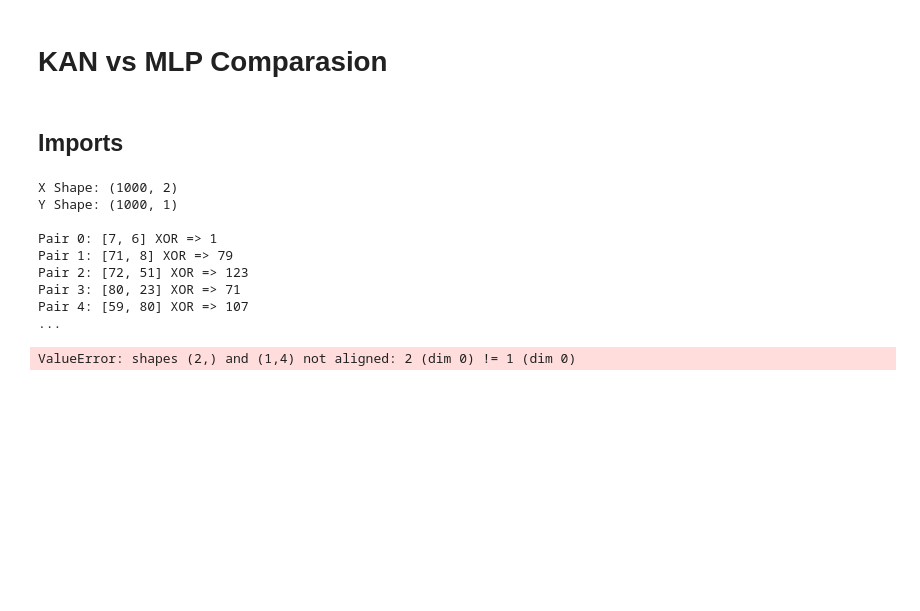
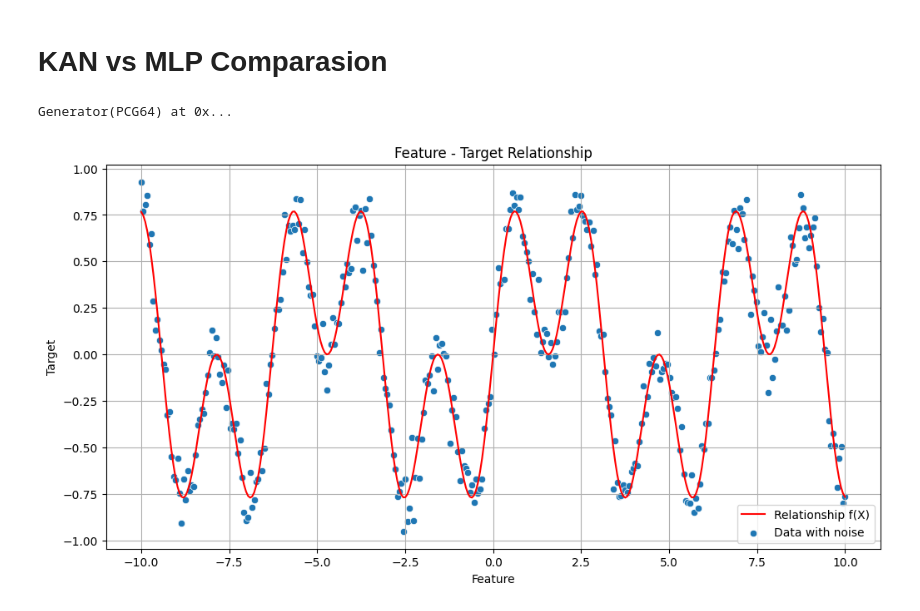
Before and after one commit to JGolaszewski/KAN-vs-MLP, a Jupyter notebook: kan-mlp-comparasion.ipynb, the cells around one changed output. Cells and saved outputs as stored; diff of their text form; code cells hidden in the pictures; blank space fills up the shorter version.

```diff
--- a/kan-mlp-comparasion.ipynb
+++ b/kan-mlp-comparasion.ipynb
@@ -1,4 +1,2 @@
 # %% [markdown]
 # KAN vs MLP Comparasion
-# %% [markdown]
-## Imports
@@ -12,48 +3,28 @@ import pandas as pd
-# %%
-np.random.seed(47)
-
-n = 1000
-
-data_x = np.random.randint(0, 100, size=(n, 2)).astype(np.uint8)
-data_y = data_x[:, 0] ^ data_x[:, 1]
-
-data_y = data_y[..., np.newaxis]
-
-print(f"X Shape: {data_x.shape}\nY Shape: {data_y.shape}\n")
-
-for i in range(5):
-    print(f"Pair {i}: [{data_x[i,0]}, {data_x[i,1]}] XOR => {data_y[i,0]}")
-print("...")
-# %% [output]
-X Shape: (1000, 2)
-Y Shape: (1000, 1)
-
-Pair 0: [7, 6] XOR => 1
-Pair 1: [71, 8] XOR => 79
-Pair 2: [72, 51] XOR => 123
-Pair 3: [80, 23] XOR => 71
-Pair 4: [59, 80] XOR => 107
-...
-# %%
-train_prc = 0.8
-
-mlp_n = mlp.Network()
-
-layers = [
-    mlp.FullyConnectedLayer(2, 4),
-    mlp.ActivationLayer(),
-    mlp.FullyConnectedLayer(4, 1)
-]
-
-for layer in layers:
-    mlp_n.add(layer)
-
-mlp_n.fit(
-    data_x[:int(train_prc*n),:],
-    data_y[:int(train_prc*n)],
-    epoches=50,
-    learning_rate=1.7,
-    batch_size=32
-)
-# %% [output]
-ValueError: shapes (2,) and (1,4) not aligned: 2 (dim 0) != 1 (dim 0)
+# %%
+import numpy as np
+
+SEED = 42
+np.random.default_rng(seed=SEED)
+# %% [output]
+Generator(PCG64) at 0x...
+# %%
+import matplotlib.pyplot as plt
+import seaborn as sns
+
+n = 350
+range = (-10, 10)
+
+X = np.linspace(range[0], range[1], n)
+y_vis = np.sin(2*X)*np.cos(X)
+y = y_vis + np.random.normal(0,0.1,X.shape)
+
+plt.figure(figsize=(12,6))
+plt.xlabel('Feature')
+plt.ylabel('Target')
+plt.grid()
+plt.title('Feature - Target Relationship')
+sns.lineplot(x=X,y=y_vis, color='red', label='Relationship f(X)')
+sns.scatterplot(x=X, y=y, label='Data with noise')
+plt.show()
+# %% [output]
+[figure, added]
```
Also changed, not shown: parts of 6 cells of this notebook, 8 other files.
